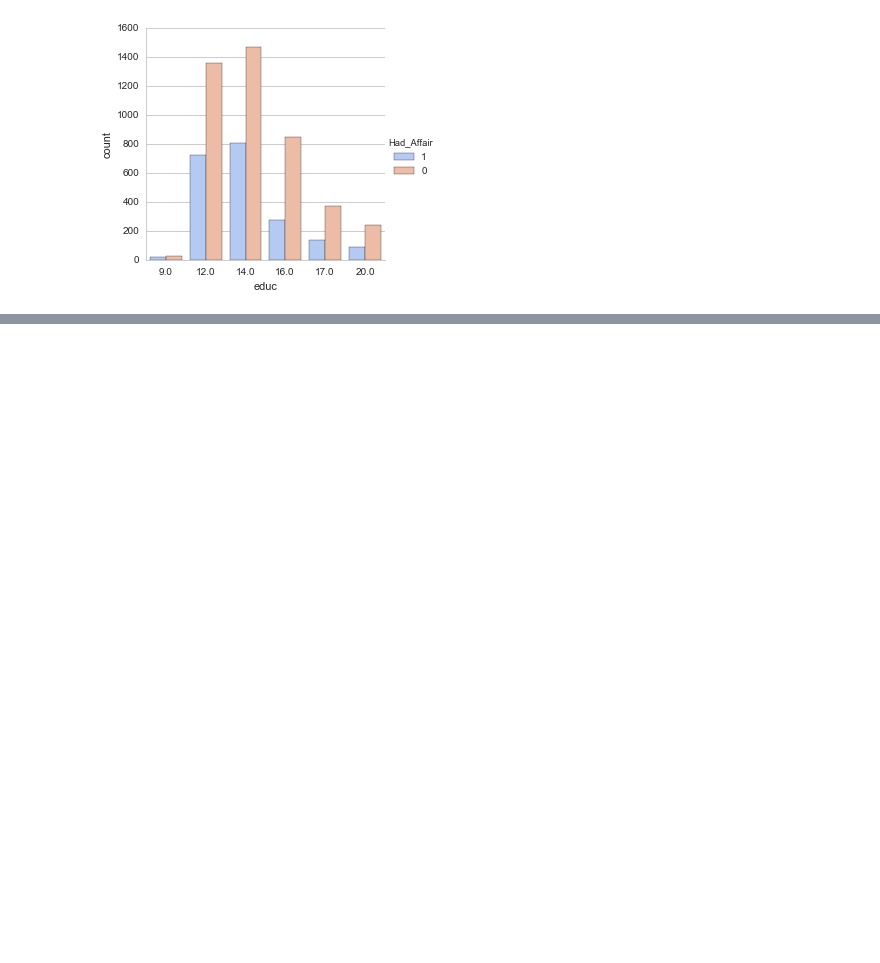
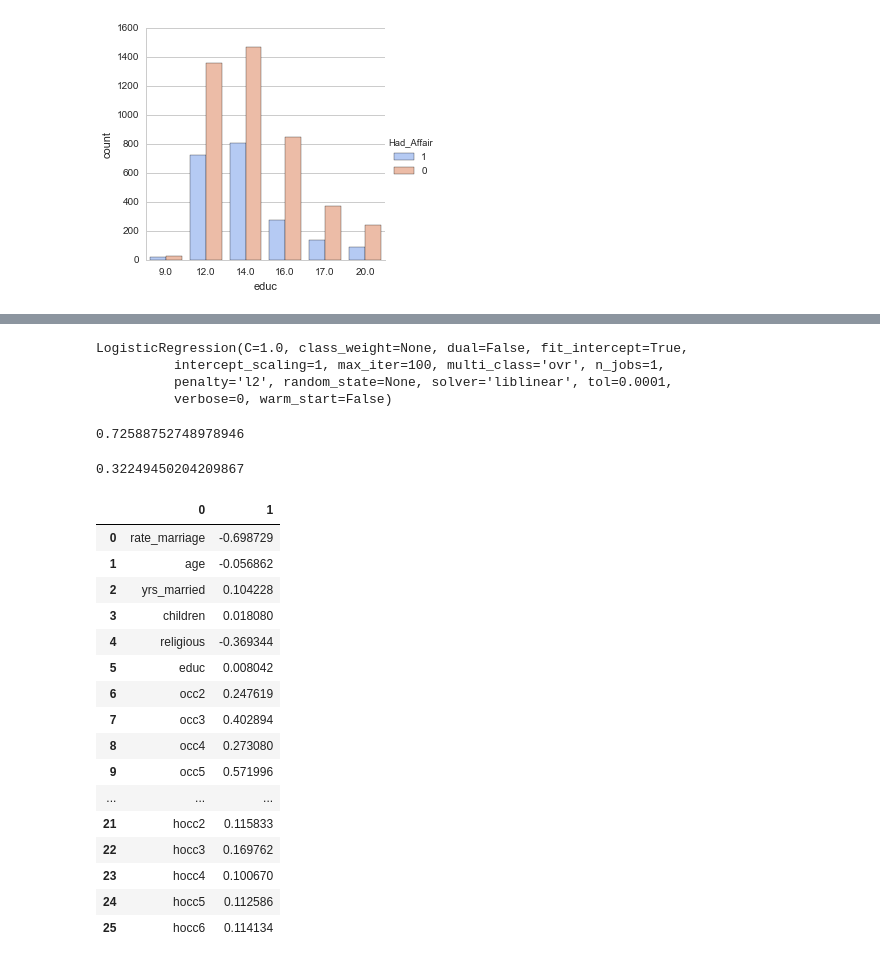
Before and after one commit to lastworden/datascience, a Jupyter notebook: Udemy/my_ml_notes/lec002_Logistic_Regression.ipynb, the cells around one changed output, grey strips where cells are left out. Drawn from its saved outputs; the diff is of its cells as text; code cells hidden in the pictures; blank space fills up the shorter version.

```diff
--- a/Udemy/my_ml_notes/lec002_Logistic_Regression.ipynb
+++ b/Udemy/my_ml_notes/lec002_Logistic_Regression.ipynb
@@ -174,0 +263,36 @@ sns.factorplot('educ',data=df,kind = 'count',palette = 'coolwarm',hue = 'Had_Aff
+# %%
+log_reg.fit(X,Y)
+# %% [output]
+LogisticRegression(C=1.0, class_weight=None, dual=False, fit_intercept=True,
+          intercept_scaling=1, max_iter=100, multi_class='ovr', n_jobs=1,
+          penalty='l2', random_state=None, solver='liblinear', tol=0.0001,
+          verbose=0, warm_start=False)
+# %%
+log_reg.score(X,Y)
+# %% [output]
+0.72588752748978946
+# %%
+Y.mean()
+# %% [output]
+0.32249450204209867
+# %%
+coeff_df = DataFrame(list(zip(X.columns,list(log_reg.coef_[0]))))
+coeff_df
+# %% [output]
+|  | 0 | 1 |
+| 0 | rate_marriage | -0.698729 |
+| 1 | age | -0.056862 |
+| 2 | yrs_married | 0.104228 |
+| 3 | children | 0.018080 |
+| 4 | religious | -0.369344 |
+| 5 | educ | 0.008042 |
+| 6 | occ2 | 0.247619 |
+| 7 | occ3 | 0.402894 |
+| 8 | occ4 | 0.273080 |
+| 9 | occ5 | 0.571996 |
+| ... | ... | ... |
+| 21 | hocc2 | 0.115833 |
+| 22 | hocc3 | 0.169762 |
+| 23 | hocc4 | 0.100670 |
+| 24 | hocc5 | 0.112586 |
+| 25 | hocc6 | 0.114134 |
```
Also changed, not shown: parts of 16 cells of this notebook, 1 other file.
